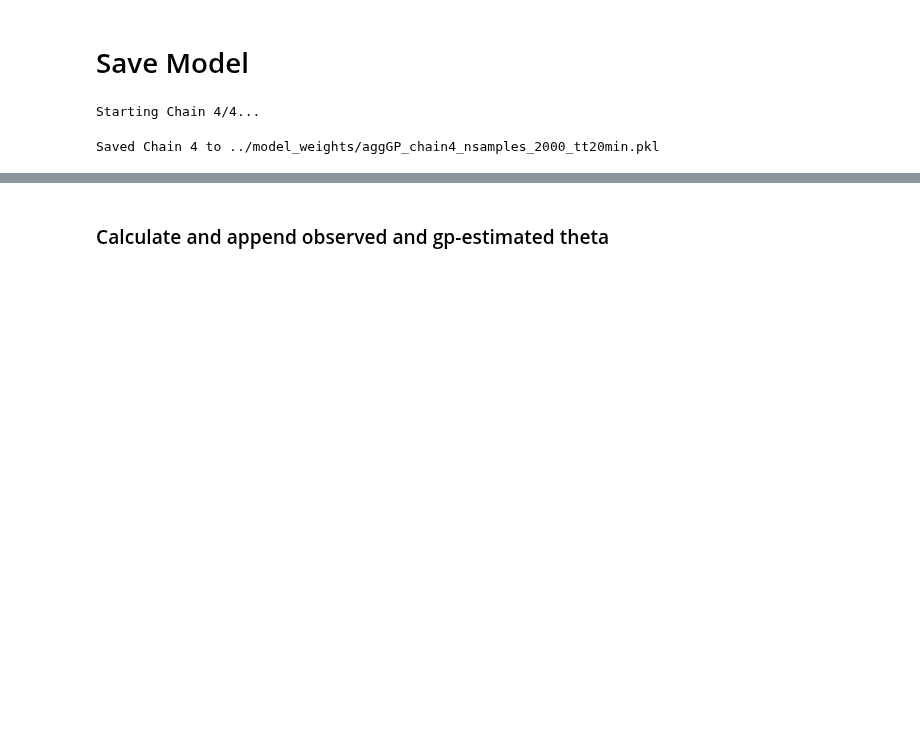
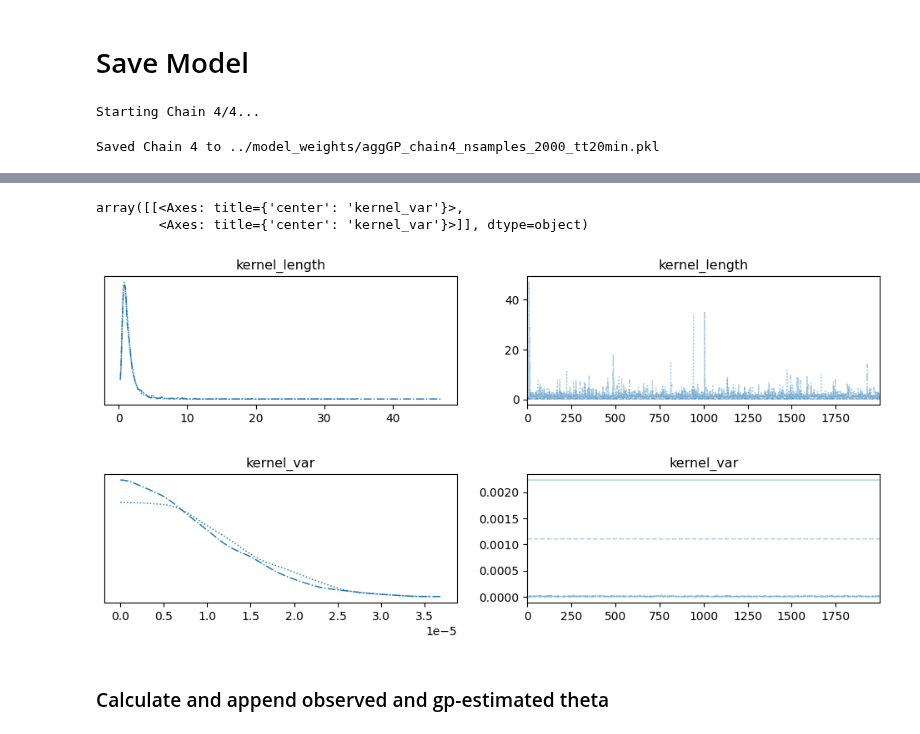
Before and after one commit to jeswid/DSE_FYP, a Jupyter notebook: simulation study/src/aggGP (Simulation Study).ipynb, the cells around one changed output, grey strips where cells are left out. Drawn from its saved outputs; the diff is of its cells as text; code cells hidden in the pictures; blank space fills up the shorter version.

```diff
--- a/simulation study/src/aggGP (Simulation Study).ipynb
+++ b/simulation study/src/aggGP (Simulation Study).ipynb
@@ -236,7 +233,7 @@ os.makedirs(save_dir, exist_ok=True)
 # %%
 # Run MCMC with 1 chain at a time
 
-for chain_id in range(3, 4):
+for chain_id in range(4):
     print(f"Starting Chain {chain_id+1}/4...")
 
     # 🔹 Generate a unique but reproducible key for each chain
@@ -269,30 +266,44 @@ for chain_id in range(3, 4):
 Starting Chain 4/4...
 Saved Chain 4 to ../model_weights/aggGP_chain4_nsamples_2000_tt20min.pkl
 # %%
-# Directory where chains are saved
-n_samples = 2000  # Adjust based on your actual number of samples
+# Directory where chains are saved (sibling to `src`)
+model_weights_path = Path.cwd().parent / "model weights" / "aggGP"
+
+print(f"Looking in: {model_weights_path}")
 
 # Load all chains
 all_samples = []
 for chain_id in range(4):  # Assuming 4 chains were run
-    f_path = f"{save_dir}/aggGP_chain{chain_id+1}_nsamples_{n_samples}_tt*.pkl"
+    file_prefix = f"aggGP_chain{chain_id+1}_nsamples_{n_samples}_tt"
 
-    # Find the actual file (handles varying runtimes)
-    matching_files = [f for f in os.listdir(save_dir) if f.startswith(f"aggGP_chain{chain_id+1}_nsamples_{n_samples}_tt")]
+    # Find all matching files
+    matching_files = sorted([
+        f.name for f in model_weights_path.iterdir()
+        if f.name.startswith(file_prefix)
+    ])
+
     if not matching_files:
         print(f"Warning: No file found for chain {chain_id+1}")
         continue
 
     # Load the most recent matching file
-    with open(os.path.join(save_dir, matching_files[-1]), "rb") as file:
+    latest_file = model_weights_path / matching_files[-1]
+    with open(latest_file, "rb") as file:
         mcmc = dill.load(file)
 
     # Extract and store samples
     samples = mcmc.get_samples()
     all_samples.append(samples)
+    print(f"Loaded chain {chain_id+1} from {latest_file.name}")
 
-# Concatenate all chains into a single dataset
-combined_samples = {k: jnp.concatenate([chain[k] for chain in all_samples], axis=0) for k in all_samples[0].keys()}
-
-# Now, `combined_samples` contains all samples as if they were run together
+# Stack samples into (num_chains, num_samples, ...) format
+if all_samples:
+    samples_grouped = {
+        k: jnp.stack([chain[k] for chain in all_samples], axis=0)
+        for k in all_samples[0].keys()
+    }
+    print("Successfully grouped all chains for diagnostics.")
+else:
+    samples_grouped = None
+    print("No chains loaded.")
 # %% [output]
@@ -352,10 +388,15 @@ print(df_summary)
 # %%
 # Convert manually combined samples into an ArviZ InferenceData object
-case_samples_az_gp = az.from_dict(posterior=combined_samples)
+case_samples_az_gp = az.from_dict(posterior=samples_grouped)
 
 # Plot trace plots for kernel_length and kernel_var
 az.plot_trace(case_samples_az_gp, var_names=["kernel_length"])
 az.plot_trace(case_samples_az_gp, var_names=["kernel_var"])
+# %% [output]
+array([[<Axes: title={'center': 'kernel_var'}>,
+        <Axes: title={'center': 'kernel_var'}>]], dtype=object)
+[figure, added]
+[figure, added]
 # %% [markdown]
 ### Calculate and append observed and gp-estimated theta
 # %%
```
Also changed, not shown: parts of 14 cells of this notebook, 33 other files.
